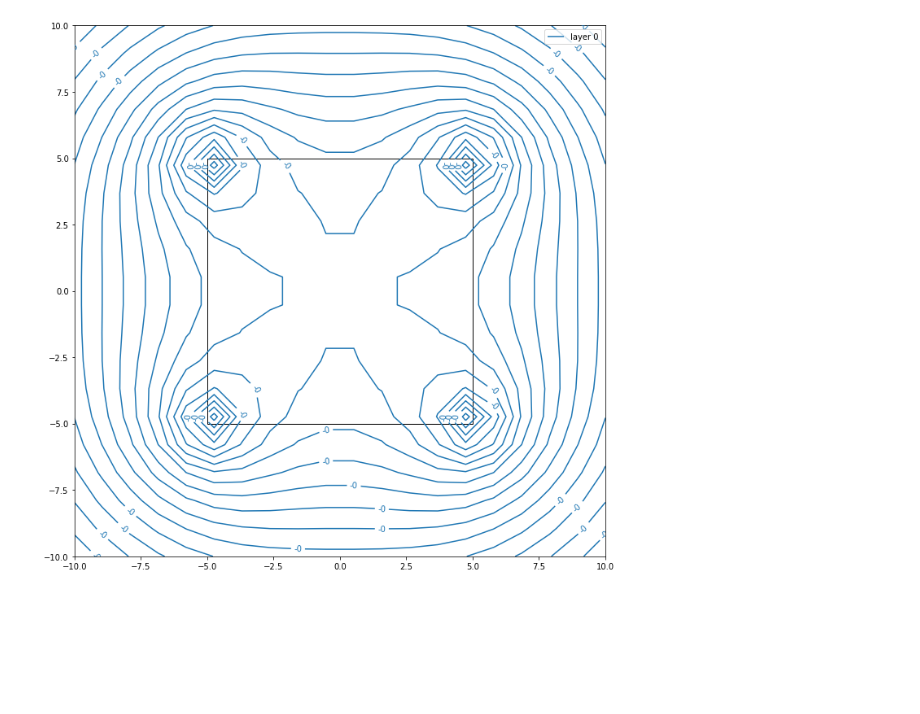
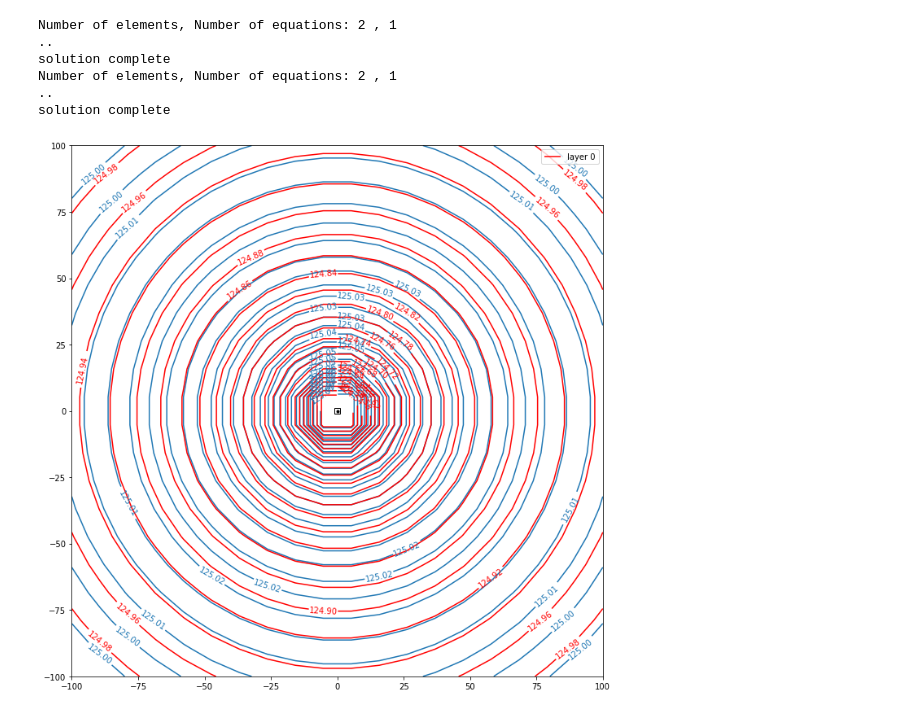
Before and after one commit to jentjr/timml, a Jupyter notebook: notebooks/test_polyareasink.ipynb, the cells around one changed output. Saved outputs shown, nothing was run; the diff lists cells and outputs as text; code cells hidden in the pictures; blank space fills up the shorter version.

```diff
--- a/notebooks/test_polyareasink.ipynb
+++ b/notebooks/test_polyareasink.ipynb
@@ -297,7 +32,24 @@ ml.solve()
-# %%
-ml.contour(win=[-10, 10, -10, 10], figsize=(15, 12))
-# %% [output]
-[figure, removed]
+# %%
+xy=[(-1, -1), (1, -1), (1, 1), (-1, 1)]
+ml = ModelMaq()
+c = Constant(ml, xr=100, yr=100, hr=125)
+poly = PolyAreaSink(ml, xy, N=1)
+ml.solve()
+ml.contour(win=[-100, 100, -100, 100], levels=30, decimals=2, figsize=(15, 12))
+
+ml = ModelMaq()
+c = Constant(ml, xr=100, yr=100, hr=125)
+w1 = Well(ml, xw=0, yw=0, rw=0.1, Qw=1)
+ml.solve()
+ml.contour(win=[-100, 100, -100, 100], levels=30, color='r', decimals=2, figsize=(15, 12), newfig=False)
+# %% [output]
+Number of elements, Number of equations: 2 , 1
+..
+solution complete
+Number of elements, Number of equations: 2 , 1
+..
+solution complete
+[figure, added]
 # %%
 xy=[(428, 508), (481, 503), (533, 447), (540, 500), (605, 510), (503, 530), (470, 590), (420, 570)]
 ml = ModelMaq()
```
Also changed, not shown: parts of 35 cells of this notebook, 1 other file.
